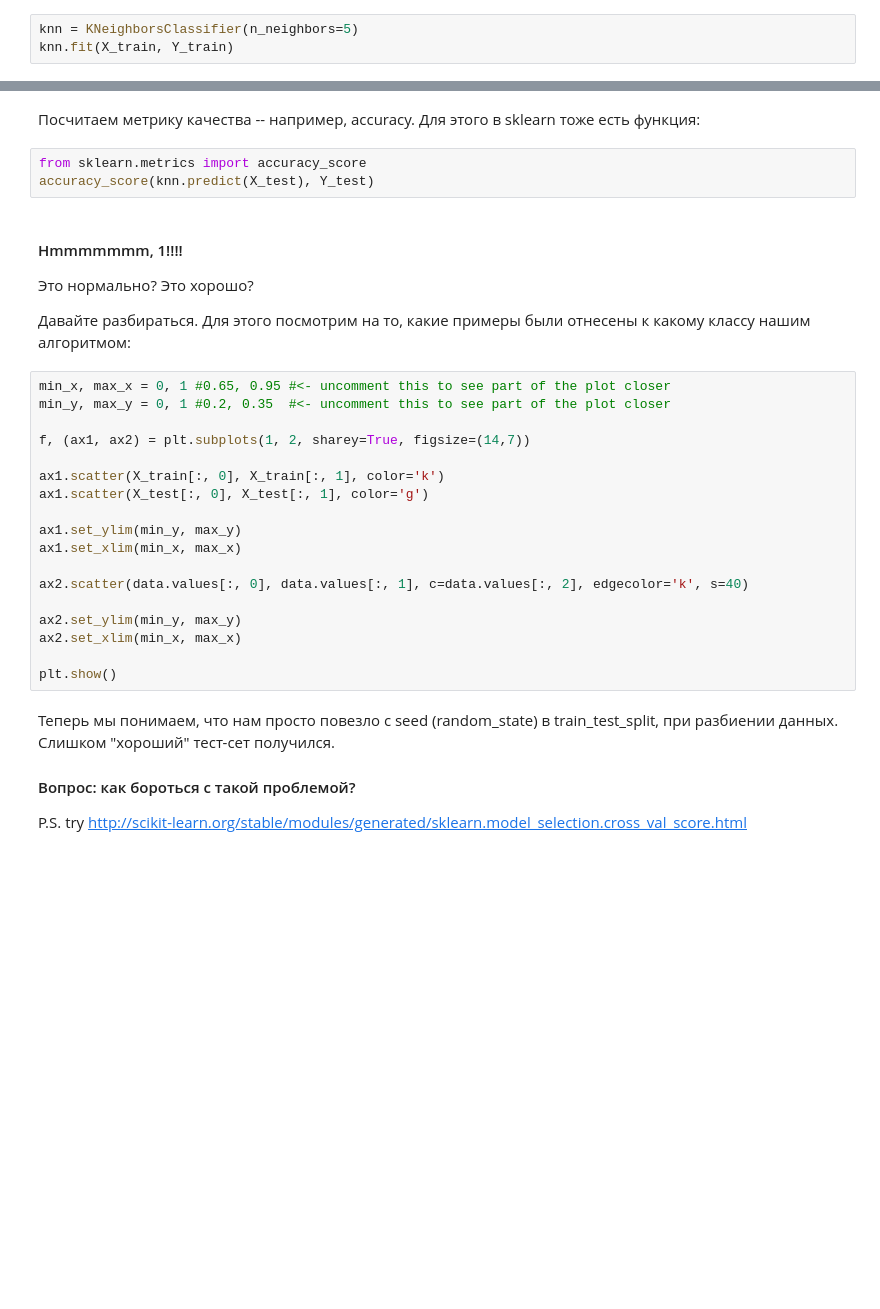
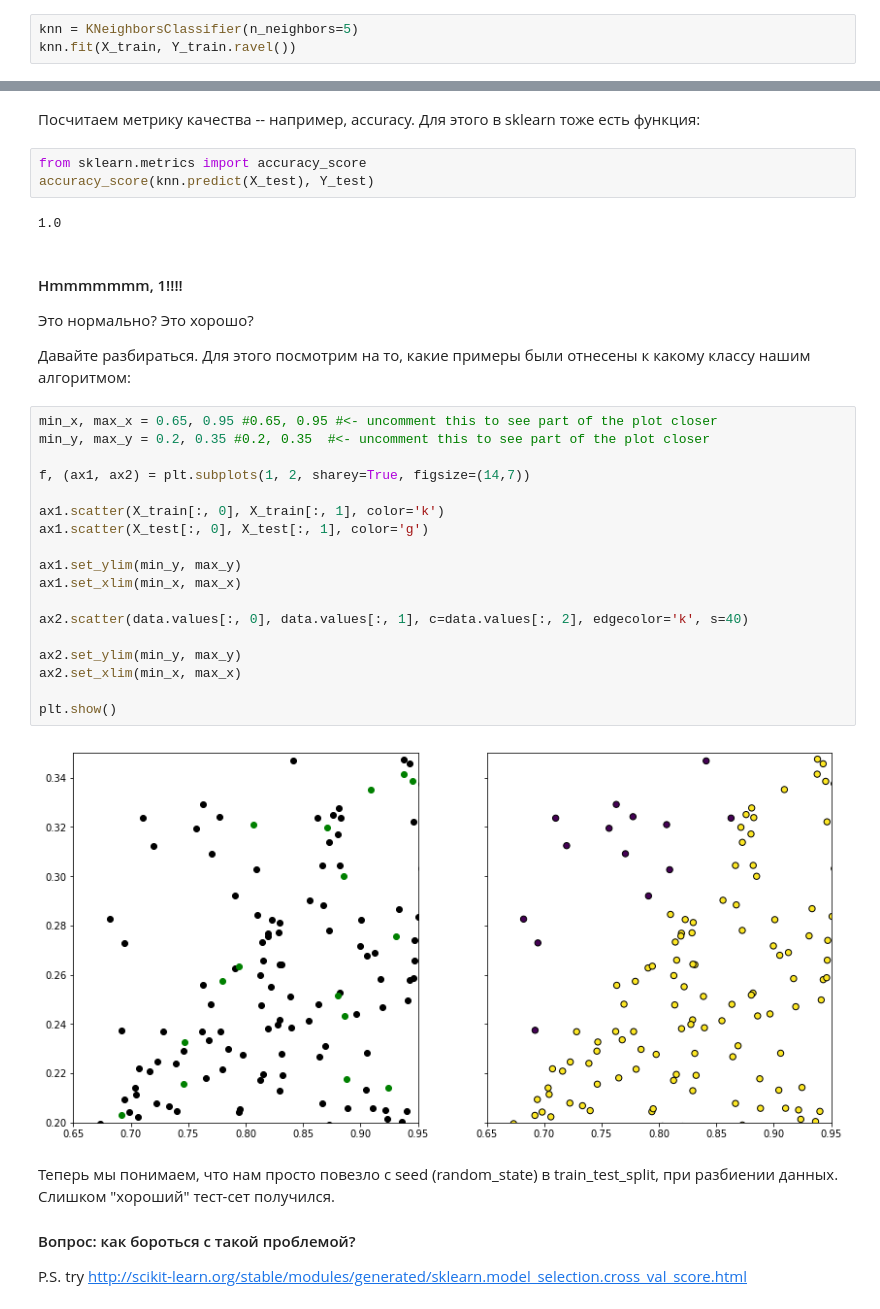
Before and after one commit to JacksonGibsonESP/Sberbank-ML, a Jupyter notebook: Seminars/Seminar_1/knn.ipynb, the cells around one changed output, grey strips where cells are left out. Drawn from its saved outputs; the diff is of its cells as text; blank space fills up the shorter version.

```diff
--- a/Seminars/Seminar_1/knn.ipynb
+++ b/Seminars/Seminar_1/knn.ipynb
@@ -50,4 +63,4 @@ from sklearn.neighbors import KNeighborsClassifier
 Собственно, обучим KNeighboursClassifier на тренировочных данных и посмотрим, че предскажет
 # %%
 knn = KNeighborsClassifier(n_neighbors=5)
-knn.fit(X_train, Y_train)
+knn.fit(X_train, Y_train.ravel())
@@ -58,6 +85,8 @@ knn.predict(X_test)
 # %%
 from sklearn.metrics import accuracy_score
 accuracy_score(knn.predict(X_test), Y_test)
+# %% [output]
+1.0
 # %% [markdown]
 #### Hmmmmmmm, 1!!!!
 
@@ -65,23 +94,25 @@ accuracy_score(knn.predict(X_test), Y_test)
 
 Давайте разбираться. Для этого посмотрим на то, какие примеры были отнесены к какому классу нашим алгоритмом:
 # %%
-min_x, max_x = 0, 1 #0.65, 0.95 #<- uncomment this to see part of the plot closer
-min_y, max_y = 0, 1 #0.2, 0.35  #<- uncomment this to see part of the plot closer
+min_x, max_x = 0.65, 0.95 #0.65, 0.95 #<- uncomment this to see part of the plot closer
+min_y, max_y = 0.2, 0.35 #0.2, 0.35  #<- uncomment this to see part of the plot closer
 
 f, (ax1, ax2) = plt.subplots(1, 2, sharey=True, figsize=(14,7))
 
 ax1.scatter(X_train[:, 0], X_train[:, 1], color='k')
 ax1.scatter(X_test[:, 0], X_test[:, 1], color='g')
 
 ax1.set_ylim(min_y, max_y)
 ax1.set_xlim(min_x, max_x)
 
 ax2.scatter(data.values[:, 0], data.values[:, 1], c=data.values[:, 2], edgecolor='k', s=40)
 
 ax2.set_ylim(min_y, max_y)
 ax2.set_xlim(min_x, max_x)
 
 plt.show()
+# %% [output]
+[figure, added]
 # %% [markdown]
 Теперь мы понимаем, что нам просто повезло с seed (random_state) в train_test_split, при разбиении данных. Слишком "хороший" тест-сет получился.
 
```
Also changed, not shown: parts of 27 cells of this notebook, 4 other files.
